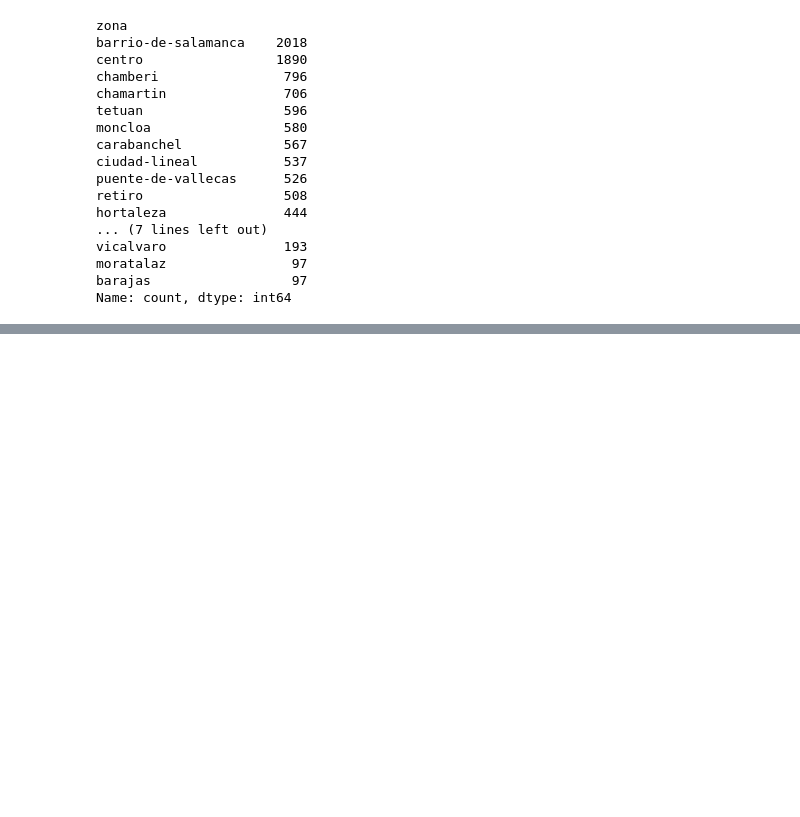
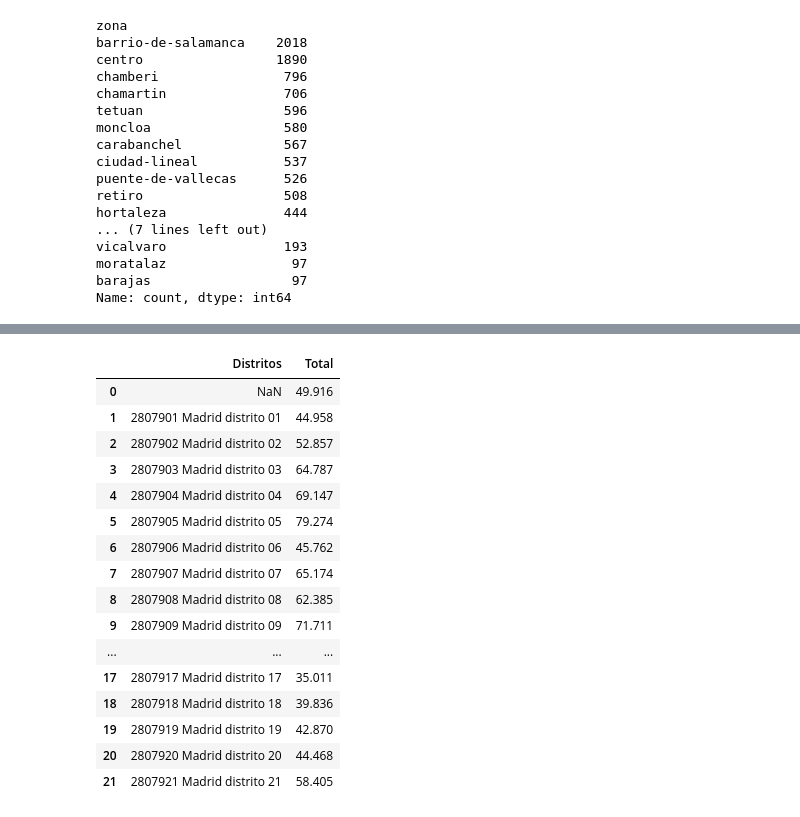
Before and after one commit to carmamenriosrodriguez/Proyecto-Venta-Madrid, a Jupyter notebook: Limpieza_Madrid.ipynb, the cells around one changed output, grey strips where cells are left out. Saved outputs shown, nothing was run; the diff lists cells and outputs as text; code cells hidden in the pictures; blank space fills up the shorter version.

```diff
--- a/Limpieza_Madrid.ipynb
+++ b/Limpieza_Madrid.ipynb
@@ -303,0 +343,28 @@ df_madrid.head()
+# %%
+columns_to_drop = {
+    'Municipios',
+    'Secciones',
+    'Indicadores de renta media y mediana',
+    'Periodo',
+}
+df_renta = df_renta.drop(columns=columns_to_drop)
+# %%
+df_renta
+# %% [output]
+|  | Distritos | Total |
+| 0 | NaN | 49.916 |
+| 1 | 2807901 Madrid distrito 01 | 44.958 |
+| 2 | 2807902 Madrid distrito 02 | 52.857 |
+| 3 | 2807903 Madrid distrito 03 | 64.787 |
+| 4 | 2807904 Madrid distrito 04 | 69.147 |
+| 5 | 2807905 Madrid distrito 05 | 79.274 |
+| 6 | 2807906 Madrid distrito 06 | 45.762 |
+| 7 | 2807907 Madrid distrito 07 | 65.174 |
+| 8 | 2807908 Madrid distrito 08 | 62.385 |
+| 9 | 2807909 Madrid distrito 09 | 71.711 |
+| ... | ... | ... |
+| 17 | 2807917 Madrid distrito 17 | 35.011 |
+| 18 | 2807918 Madrid distrito 18 | 39.836 |
+| 19 | 2807919 Madrid distrito 19 | 42.870 |
+| 20 | 2807920 Madrid distrito 20 | 44.468 |
+| 21 | 2807921 Madrid distrito 21 | 58.405 |
```
Also changed, not shown: parts of 15 cells of this notebook.
